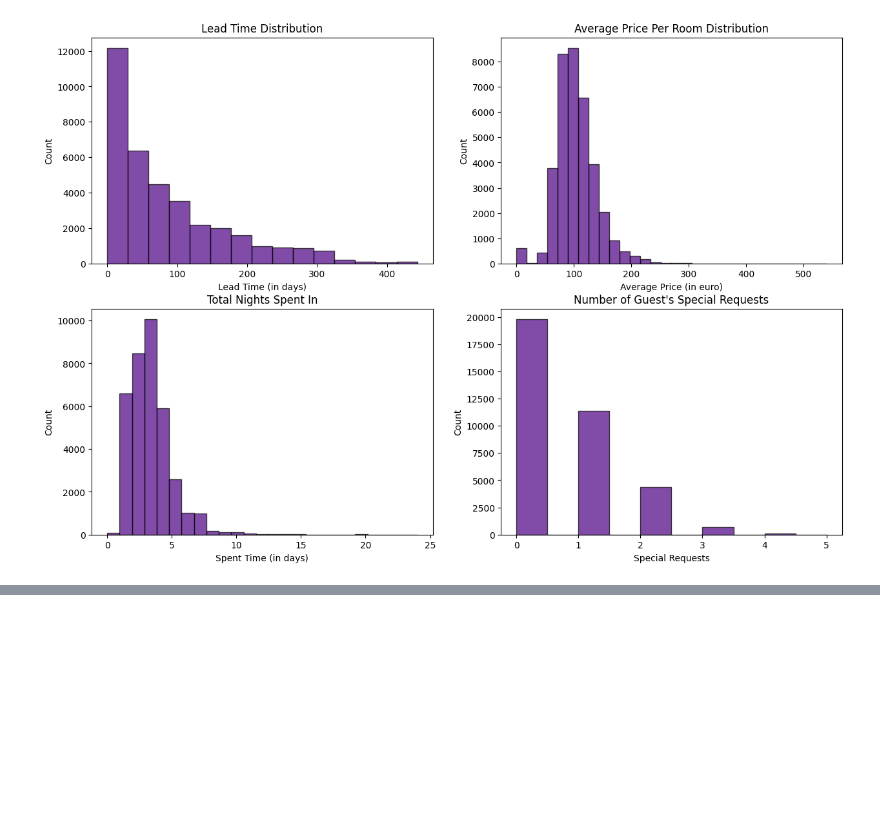
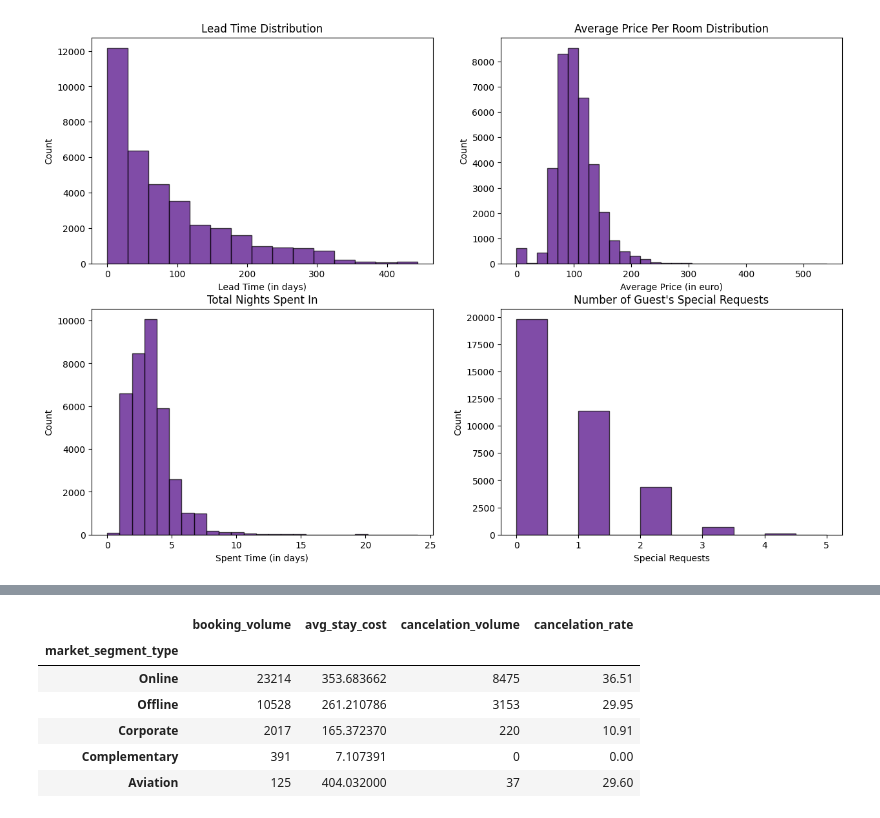
Before and after one commit to s0perdel/data_analysis, a Jupyter notebook: reservations.ipynb, the cells around one changed output, grey strips where cells are left out. Cells and saved outputs as stored; diff of their text form; code cells hidden in the pictures; blank space fills up the shorter version.

```diff
--- a/reservations.ipynb
+++ b/reservations.ipynb
@@ -277,0 +359,17 @@ Analyzing bookings by day of week of arrival to find weekly patterns.
+# %%
+# market segments
+market_segments = bookings.groupby('market_segment_type').agg(
+    booking_volume=('Booking_ID', 'count'),
+    avg_stay_cost=('total_stay_cost', 'mean'),
+    cancelation_volume=('booking_status', lambda f: (f == 'Canceled').sum())
+)
+market_segments['cancelation_rate'] = round(market_segments['cancelation_volume'] / market_segments['booking_volume'] * 100, 2)
+market_segments.sort_values('booking_volume', ascending=False)
+# %% [output]
+|  | booking_volume | avg_stay_cost | cancelation_volume | cancelation_rate |
+| market_segment_type |  |  |  |  |
+| Online | 23214 | 353.683662 | 8475 | 36.51 |
+| Offline | 10528 | 261.210786 | 3153 | 29.95 |
+| Corporate | 2017 | 165.372370 | 220 | 10.91 |
+| Complementary | 391 | 7.107391 | 0 | 0.00 |
+| Aviation | 125 | 404.032000 | 37 | 29.60 |
```
Also changed, not shown: parts of 13 cells of this notebook.
